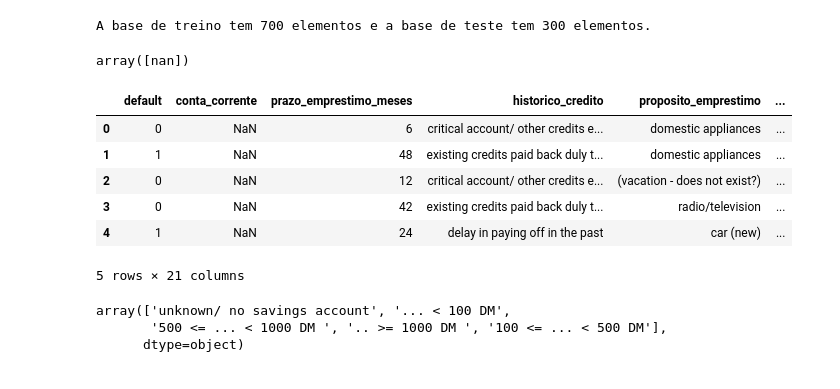
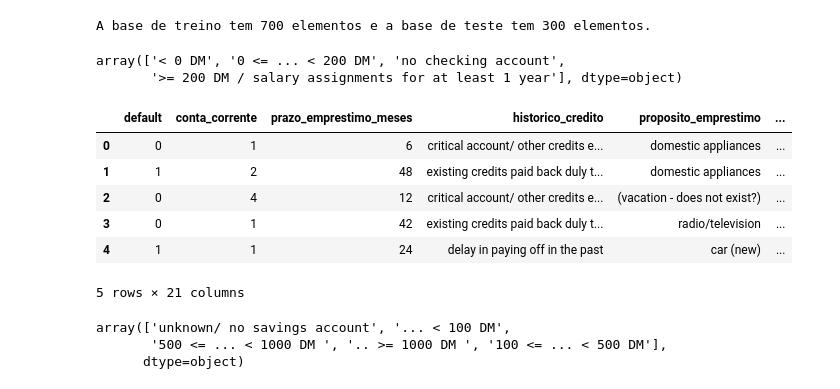
Before and after one commit to danielcperalba/credit_scoring, a Jupyter notebook: credit_scoring.ipynb, the cells around one changed output. Cells and saved outputs as stored; diff of their text form; code cells hidden in the pictures.

```diff
--- a/credit_scoring.ipynb
+++ b/credit_scoring.ipynb
@@ -1,7 +1,7 @@
 # %%
 import pandas as pd
 # %%
-url = 'https://raw.githubusercontent.com/danielcperalba/credit_scoring/refs/heads/main/base_dados.csv'
+url = 'https://raw.githubusercontent.com/danielcperalba/credit_scoring/refs/heads/main/database.csv'
 dados = pd.read_csv(url)
 
 dados.head()
@@ -108,24 +108,23 @@ A base de treino tem 700 elementos e a base de teste tem 300 elementos.
 
 dados['conta_corrente'].unique()
 # %% [output]
-array([nan])
+array(['< 0 DM', '0 <= ... < 200 DM', 'no checking account',
+       '>= 200 DM / salary assignments for at least 1 year'], dtype=object)
 # %%
-a = {
-    '< 0 DM': 1,
-    '0 <= ... < 200 DM': 2,
-    'no checking account': 3,
-    '>= 200 DM / salary assignments for at least 1 year': 4
+a = { 'no checking account' : 4,
+      '>= 200 DM / salary assignments for at least 1 year' : 3,
+      '0 <= ... < 200 DM' : 2,
+      '< 0 DM' : 1
 }
-
 dados['conta_corrente'] = dados['conta_corrente'].map(a)
 dados.head()
 # %% [output]
 |  | default | conta_corrente | prazo_emprestimo_meses | historico_credito | proposito_emprestimo | ... |
-| 0 | 0 | NaN | 6 | critical account/ other credits e... | domestic appliances | ... |
-| 1 | 1 | NaN | 48 | existing credits paid back duly t... | domestic appliances | ... |
-| 2 | 0 | NaN | 12 | critical account/ other credits e... | (vacation - does not exist?) | ... |
-| 3 | 0 | NaN | 42 | existing credits paid back duly t... | radio/television | ... |
-| 4 | 1 | NaN | 24 | delay in paying off in the past | car (new) | ... |
+| 0 | 0 | 1 | 6 | critical account/ other credits e... | domestic appliances | ... |
+| 1 | 1 | 2 | 48 | existing credits paid back duly t... | domestic appliances | ... |
+| 2 | 0 | 4 | 12 | critical account/ other credits e... | (vacation - does not exist?) | ... |
+| 3 | 0 | 1 | 42 | existing credits paid back duly t... | radio/television | ... |
+| 4 | 1 | 1 | 24 | delay in paying off in the past | car (new) | ... |
 5 rows × 21 columns
 # %%
 dados['reserva_cc'].unique()
```
Also changed, not shown: parts of 26 cells of this notebook.
